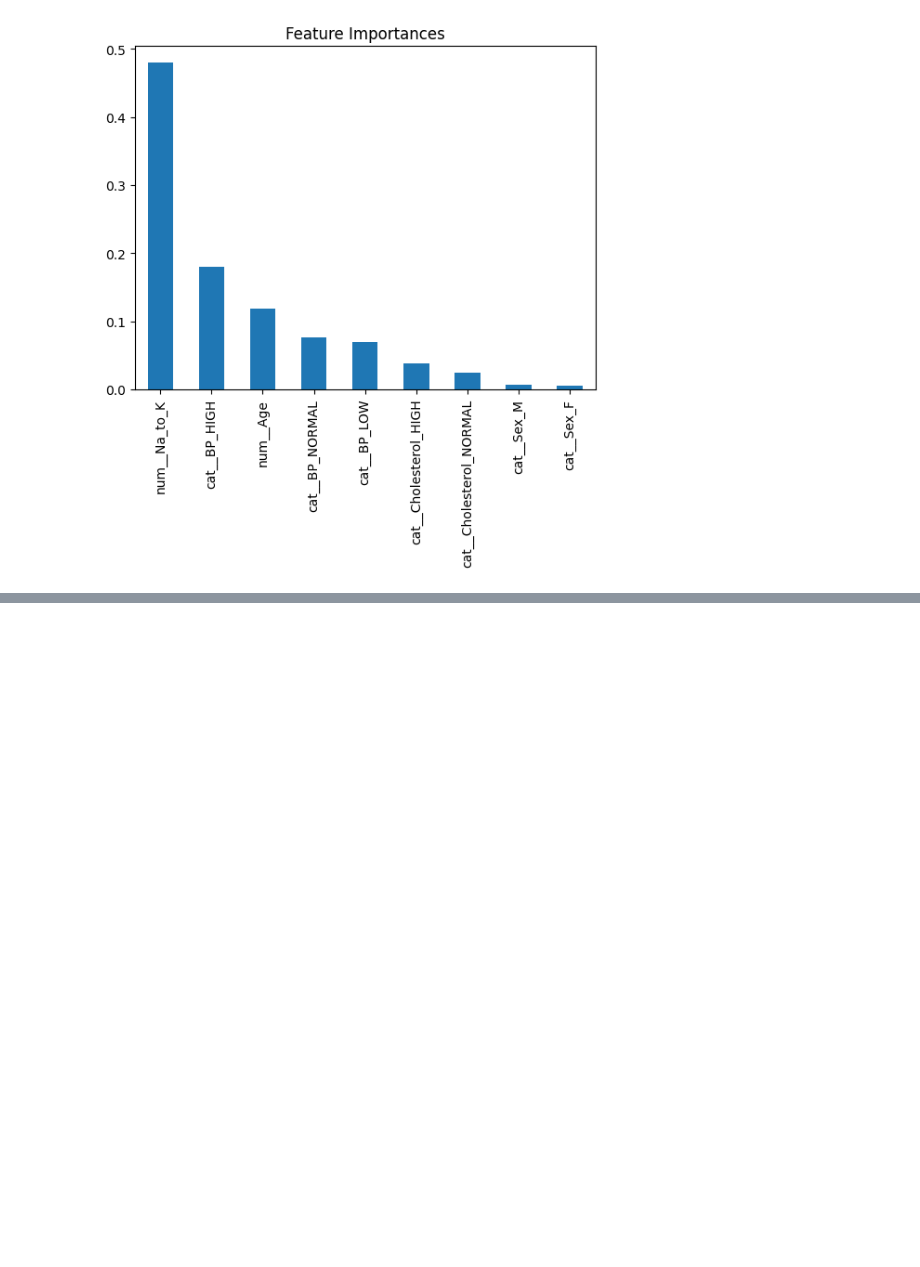
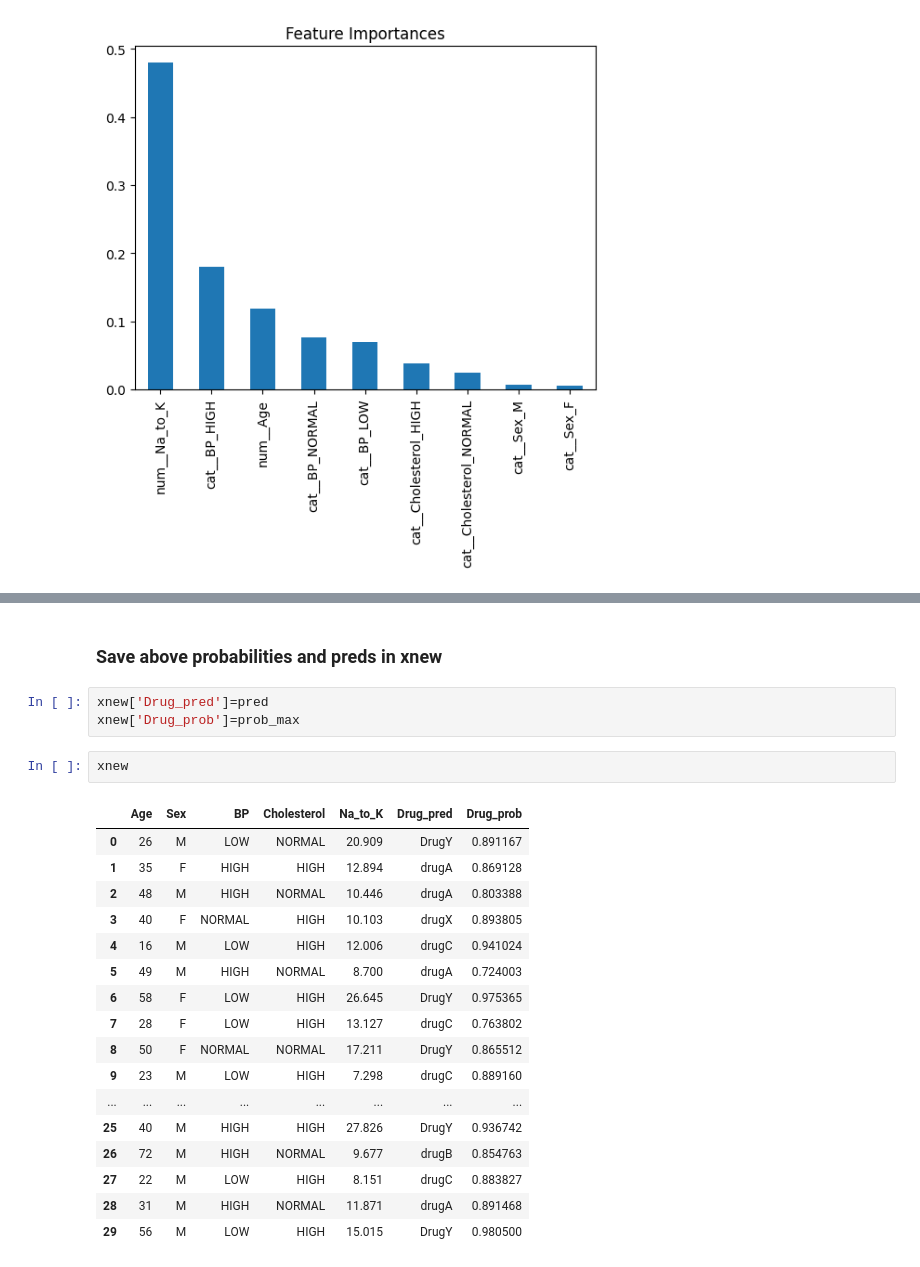
Before and after one commit to utkarshg1/VSCode_Thu_Fri_6_8pm, a Jupyter notebook: Random Forest Classification/RFC.ipynb, the cells around one changed output, grey strips where cells are left out. Saved outputs shown, nothing was run; the diff lists cells and outputs as text; blank space fills up the shorter version.

```diff
--- a/Random Forest Classification/RFC.ipynb
+++ b/Random Forest Classification/RFC.ipynb
@@ -449,0 +570,25 @@ imp.plot(kind='bar', title='Feature Importances')
+# %% [markdown]
+### Save above probabilities and preds in xnew
+# %%
+xnew['Drug_pred']=pred
+xnew['Drug_prob']=prob_max
+# %%
+xnew
+# %% [output]
+|  | Age | Sex | BP | Cholesterol | Na_to_K | Drug_pred | Drug_prob |
+| 0 | 26 | M | LOW | NORMAL | 20.909 | DrugY | 0.891167 |
+| 1 | 35 | F | HIGH | HIGH | 12.894 | drugA | 0.869128 |
+| 2 | 48 | M | HIGH | NORMAL | 10.446 | drugA | 0.803388 |
+| 3 | 40 | F | NORMAL | HIGH | 10.103 | drugX | 0.893805 |
+| 4 | 16 | M | LOW | HIGH | 12.006 | drugC | 0.941024 |
+| 5 | 49 | M | HIGH | NORMAL | 8.700 | drugA | 0.724003 |
+| 6 | 58 | F | LOW | HIGH | 26.645 | DrugY | 0.975365 |
+| 7 | 28 | F | LOW | HIGH | 13.127 | drugC | 0.763802 |
+| 8 | 50 | F | NORMAL | NORMAL | 17.211 | DrugY | 0.865512 |
+| 9 | 23 | M | LOW | HIGH | 7.298 | drugC | 0.889160 |
+| ... | ... | ... | ... | ... | ... | ... | ... |
+| 25 | 40 | M | HIGH | HIGH | 27.826 | DrugY | 0.936742 |
+| 26 | 72 | M | HIGH | NORMAL | 9.677 | drugB | 0.854763 |
+| 27 | 22 | M | LOW | HIGH | 8.151 | drugC | 0.883827 |
+| 28 | 31 | M | HIGH | NORMAL | 11.871 | drugA | 0.891468 |
+| 29 | 56 | M | LOW | HIGH | 15.015 | DrugY | 0.980500 |
```
Also changed, not shown: parts of 15 cells of this notebook, 2 other files.
